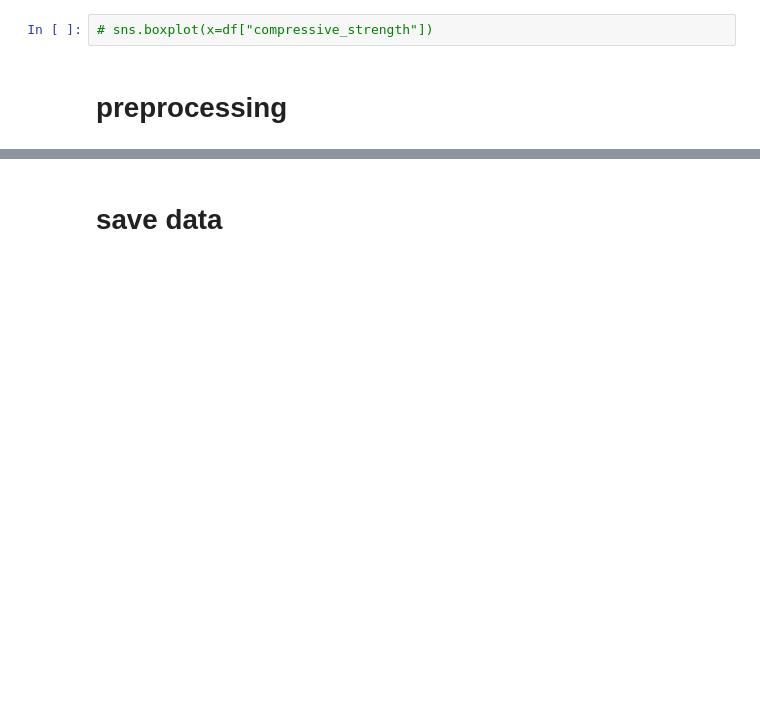
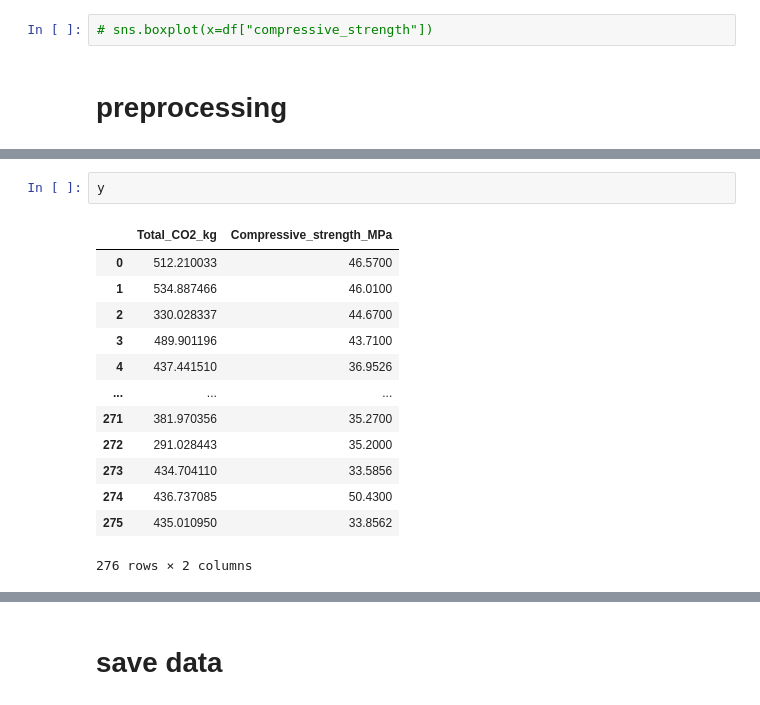
Before and after one commit to pariyaaf/sustainable_concrete_ml_optimization, a Jupyter notebook: notebook/ml_preprocessing.ipynb, the cells around one changed output, grey strips where cells are left out. Drawn from its saved outputs; the diff is of its cells as text; blank space fills up the shorter version.

```diff
--- a/notebook/ml_preprocessing.ipynb
+++ b/notebook/ml_preprocessing.ipynb
@@ -308,3 +303,19 @@ scale_features
+# %%
+y
+# %% [output]
+|  | Total_CO2_kg | Compressive_strength_MPa |
+| 0 | 512.210033 | 46.5700 |
+| 1 | 534.887466 | 46.0100 |
+| 2 | 330.028337 | 44.6700 |
+| 3 | 489.901196 | 43.7100 |
+| 4 | 437.441510 | 36.9526 |
+| ... | ... | ... |
+| 271 | 381.970356 | 35.2700 |
+| 272 | 291.028443 | 35.2000 |
+| 273 | 434.704110 | 33.5856 |
+| 274 | 436.737085 | 50.4300 |
+| 275 | 435.010950 | 33.8562 |
+276 rows × 2 columns
 # %%
 preprocessor = RobustScaler()
 
```
Also changed, not shown: parts of 6 cells of this notebook.
